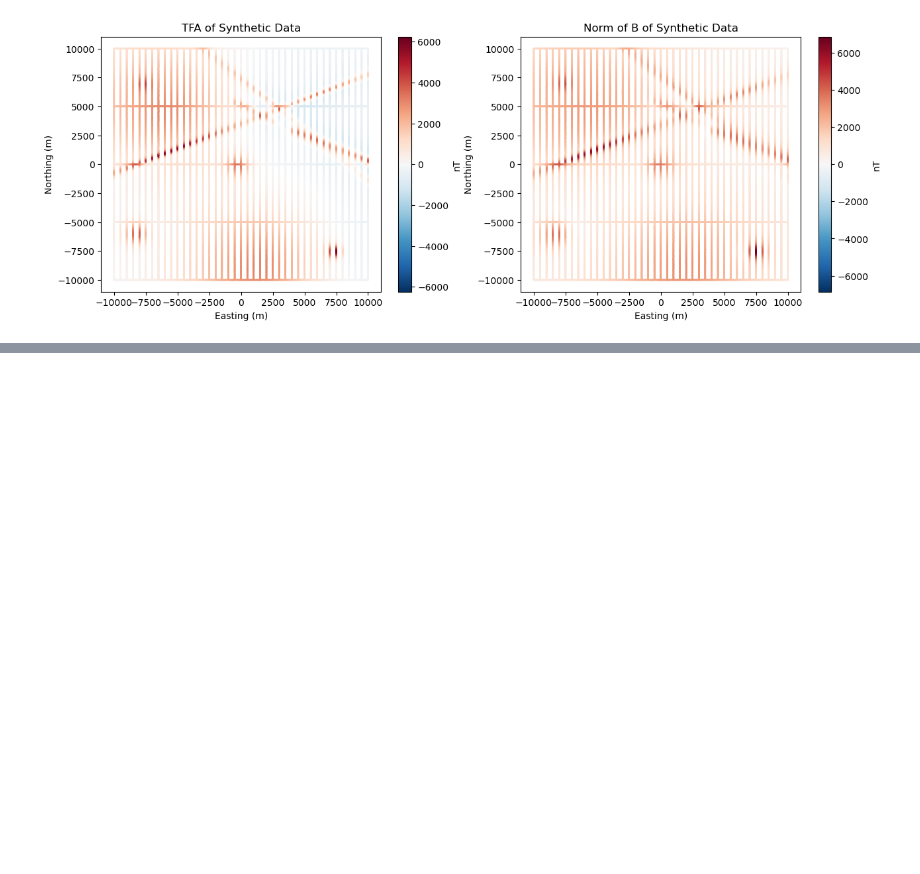
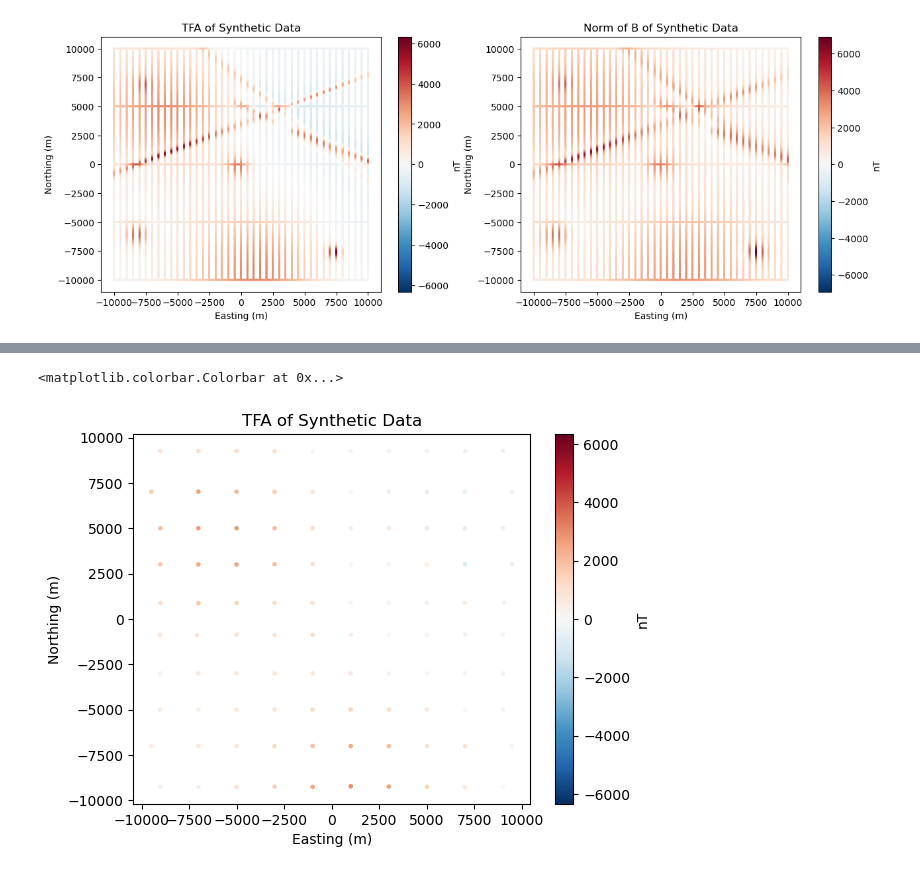
Before and after one commit to compgeolab/eqs-magnetic-dual-layer, a Jupyter notebook: code/02-simple-sources.ipynb, the cells around one changed output, grey strips where cells are left out. Cells and saved outputs as stored; diff of their text form; code cells hidden in the pictures; blank space fills up the shorter version.

```diff
--- a/code/02-simple-sources.ipynb
+++ b/code/02-simple-sources.ipynb
@@ -41,7 +43,7 @@ N data: 92046
 # %% [markdown]
 Create the dipole source model.
 # %%
-source_direction = [70, 90] # [inc, dec]
+source_direction = [70, 60] # [inc, dec]
 source_coordinates, dipole_moments = synthetics.simple_synthetic(
     dike1=source_direction,
     dike2=source_direction,
@@ -80,0 +88,14 @@ plt.show()
+# %%
+reducer = vd.BlockReduce(reduction=np.median, spacing=2e3, drop_coords=False)
+# Use the filter method to apply the reduction:
+coords_blocked, tfa_blocked = reducer.filter(coordinates, data=total_field_anomaly)
+# %%
+plt.figure()
+plt.scatter(*coords_blocked[:2], c=tfa_blocked, cmap="RdBu_r", s=5, vmin=-scale, vmax=scale)
+plt.title("TFA of Synthetic Data")
+plt.xlabel("Easting (m)")
+plt.ylabel("Northing (m)")
+plt.colorbar(label="nT")
+# %% [output]
+<matplotlib.colorbar.Colorbar at 0x...>
+[figure, added]
```
Also changed, not shown: parts of 25 cells of this notebook, 4 other files.
